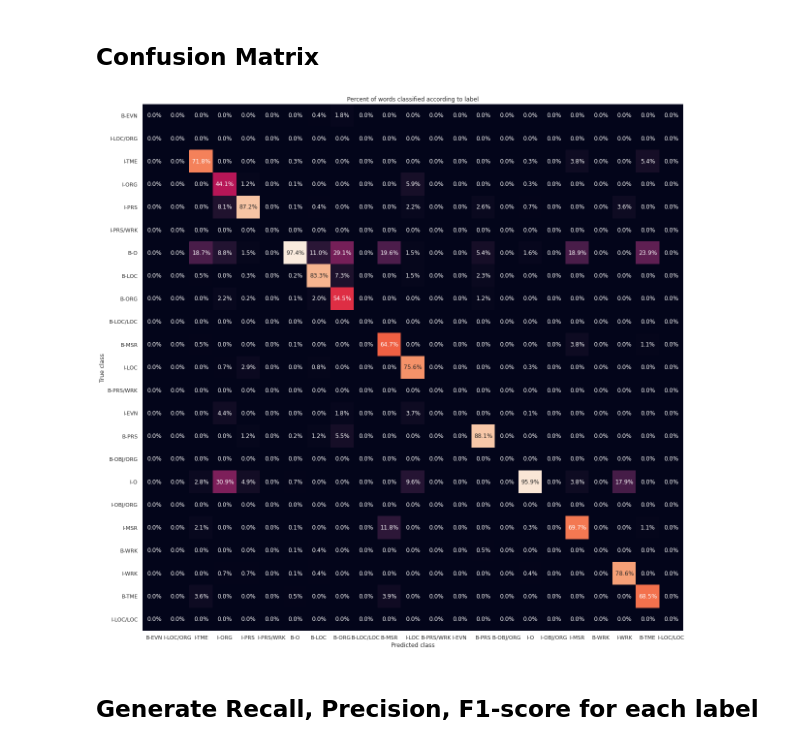
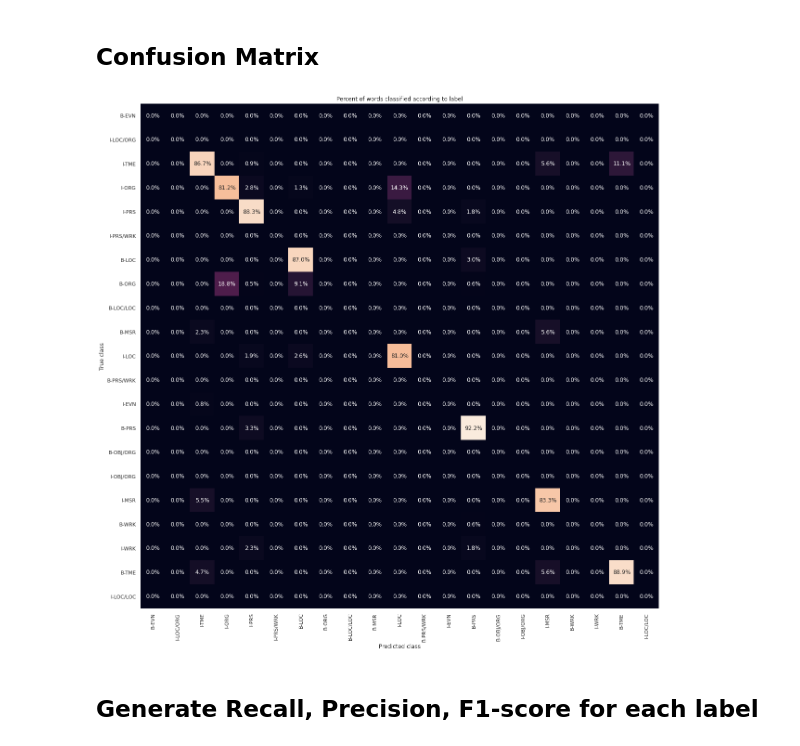
Before and after one commit to laureleo/thesis, a Jupyter notebook: notebooks/main.ipynb, the cells around one changed output. Cells and saved outputs as stored; diff of their text form; code cells hidden in the pictures.

```diff
--- a/notebooks/main.ipynb
+++ b/notebooks/main.ipynb
@@ -236,0 +313,17 @@ def get_embed_file():
+# %%
+#We need to one-hot encode the output labels for use with the classifier
+
+#Flatten the label matrix
+long_single_token_label_list = labels.reshape(-1,)
+
+#one-hot encode all labels
+dummy_variable_representation = pd.get_dummies(long_single_token_label_list)
+
+#Make a dummy-variable-index => token dict for later use
+dummyIndex_label_dict = {}
+for i, column in enumerate(dummy_variable_representation):
+    dummyIndex_label_dict[i] = tokenizer.decode(column)
+
+
+#Reshape the one-hot encoding so we get it in the correct shape, that is, grouped on a sentence level
+label_matrix = dummy_variable_representation.values.reshape(labels.shape[0], labels.shape[1], -1)
@@ -249,0 +354,3 @@ sentences, attentions, labels, label_list = load_data_from_start2()
+# %%
+
+sentences, attentions, labels, label_list = load_data_from_start(subsetsize=5000)
@@ -317,7 +400,8 @@ array([[[ True,  True,  True, ...,  True,  True,  True],
 #Train/test split it
 ratio = 0.8
 
-train_x,train_y,test_x,test_y = split_data(ratio, embedding_matrix[:10000], label_matrix[:10000])
+train_x,train_y,test_x,test_y = split_data(ratio, get_embed_file()[:5000], get_label_file()[:5000])
+
 
 print(train_y.shape, test_y.shape)
 print(train_x.shape, test_x.shape)
@@ -458,39 +541,36 @@ cf_labels.remove('<pad>')
 cf_labels.remove('[CLS]')
 cf_labels.remove('[SEP]')
 cf_labels.remove('B-LOC/ORG')
 cf_labels.remove('B-LOC/PRS')
 cf_labels.remove('I-LOC/PRS')
-
 cf_labels.remove('B-ORG/PRS')
 cf_labels.remove('I-OBJ')
 cf_labels.remove('B-OBJ')
-
+cf_labels.remove('B-O')
+cf_labels.remove('I-O')
 cf_labels.remove('I-ORG/PRS')
-
-
-
 
 #Generate a confusion matrix
 cmatrix = confusion_matrix(y_true=true_classes, y_pred=predicted_classes, labels = cf_labels)
 
 #Use pandas for plotting purposes
 cmatrix = pd.DataFrame(cmatrix, columns=cf_labels, index=cf_labels)
 
 # The absolute number of things retrieved isn't as interesting as the relative retrival, so we normalize along the x-axis
 cmatrix = cmatrix.apply(lambda x: x/x.sum(), axis = 0)
 
 #Remove Nans
 cmatrix = cmatrix.fillna(0)
 
 #The confusion matrix is defined such that each row corresponds to a true label, each column is predicted label
 fig, ax = plt.subplots(figsize = (20,20))
 sns.heatmap(cmatrix, ax = ax, annot=True, fmt=".1%", cbar=False)
 ax.set_xlabel("Predicted class")
 ax.set_ylabel("True class")
 plt.title("Percent of words classified according to label")
 plt.show()
 # %% [output]
-[figure, old version]
+[figure, new version]
 # %% [markdown]
 ## Generate Recall, Precision, F1-score for each label
 # %%
```
Also changed, not shown: parts of 30 cells of this notebook, 1 other file.
